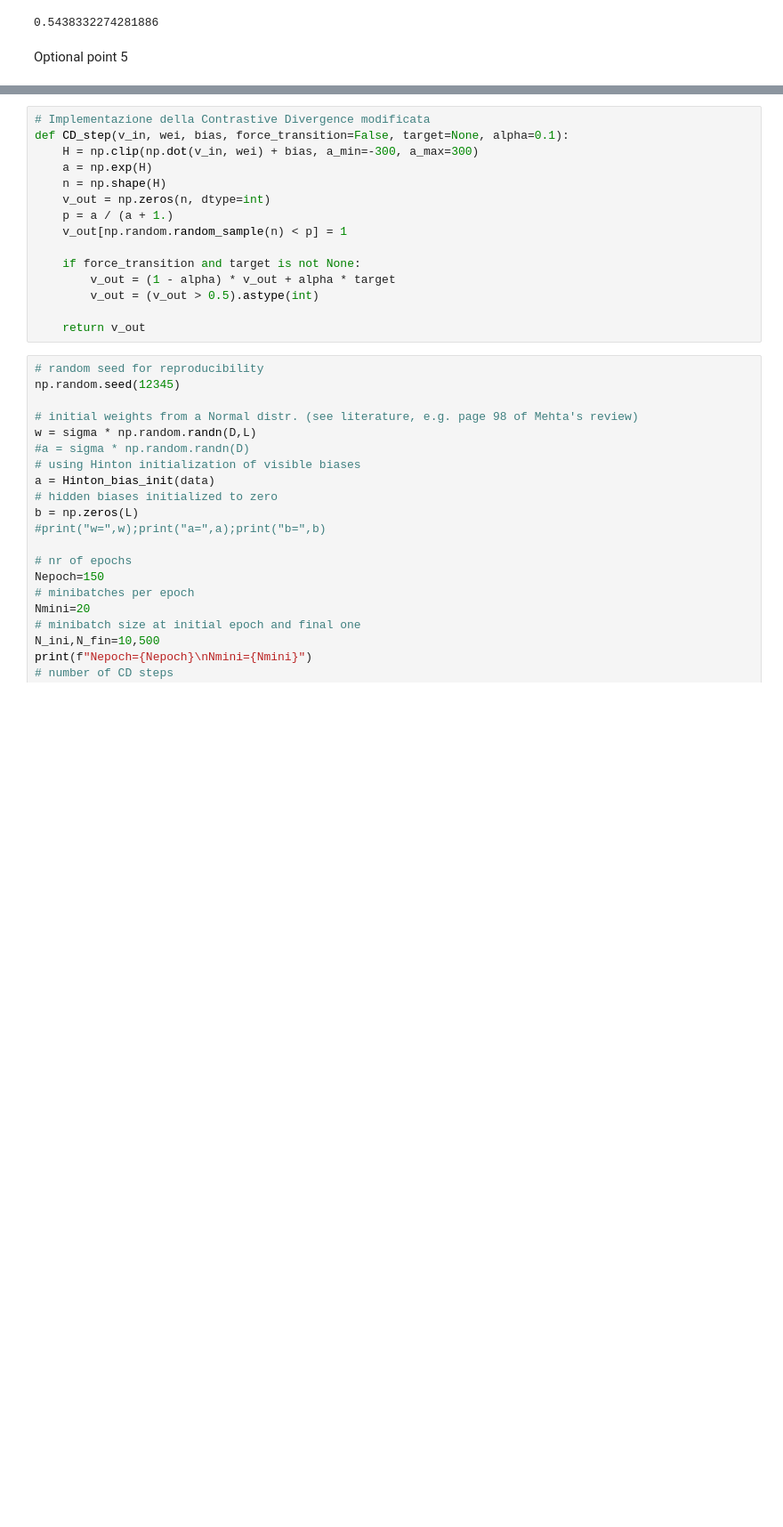
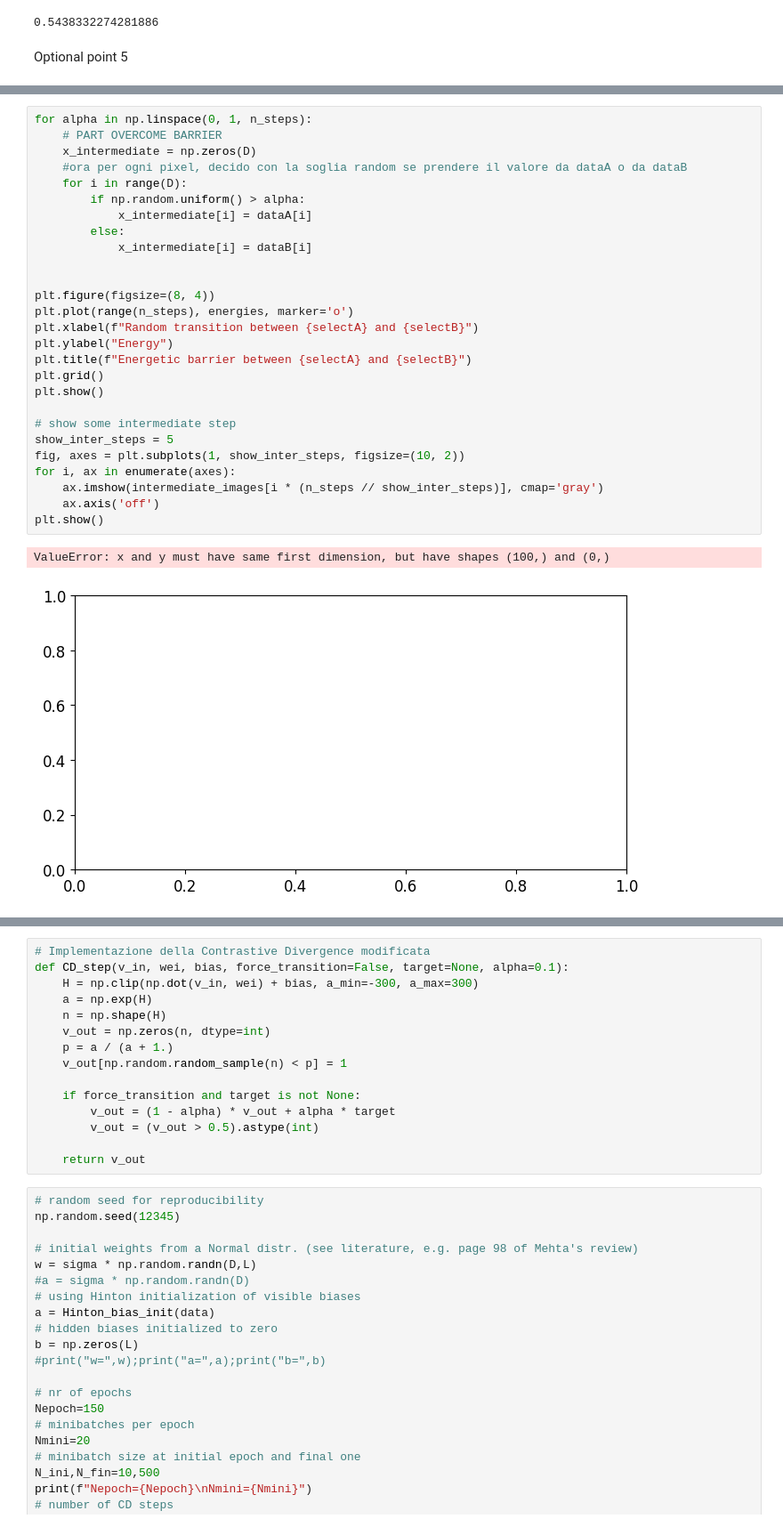
Before and after one commit to FrancescoLR02/LCP-Mod-B-Exercises, a Jupyter notebook: ex2_RBM/RBM_2025_MNIST.ipynb, the cells around one changed output, grey strips where cells are left out. Shown at 89% size. Drawn from its saved outputs; the diff is of its cells as text; blank space fills up the shorter version.

```diff
--- a/ex2_RBM/RBM_2025_MNIST.ipynb
+++ b/ex2_RBM/RBM_2025_MNIST.ipynb
@@ -672,3 +736,33 @@ plt.show()
+# %%
+for alpha in np.linspace(0, 1, n_steps):
+    # PART OVERCOME BARRIER
+    x_intermediate = np.zeros(D)
+    #ora per ogni pixel, decido con la soglia random se prendere il valore da dataA o da dataB
+    for i in range(D):
+        if np.random.uniform() > alpha:
+            x_intermediate[i] = dataA[i]
+        else:
+            x_intermediate[i] = dataB[i]
+
+
+plt.figure(figsize=(8, 4))
+plt.plot(range(n_steps), energies, marker='o')
+plt.xlabel(f"Random transition between {selectA} and {selectB}")
+plt.ylabel("Energy")
+plt.title(f"Energetic barrier between {selectA} and {selectB}")
+plt.grid()
+plt.show()
+
+# show some intermediate step
+show_inter_steps = 5
+fig, axes = plt.subplots(1, show_inter_steps, figsize=(10, 2))
+for i, ax in enumerate(axes):
+    ax.imshow(intermediate_images[i * (n_steps // show_inter_steps)], cmap='gray')
+    ax.axis('off')
+plt.show()
+# %% [output]
+ValueError: x and y must have same first dimension, but have shapes (100,) and (0,)
+[figure, added]
 # %%
 # Definizione della funzione di energia in una RBM
 def energy(x, z, W, a, b):
```
Also changed, not shown: parts of 3 cells of this notebook.
